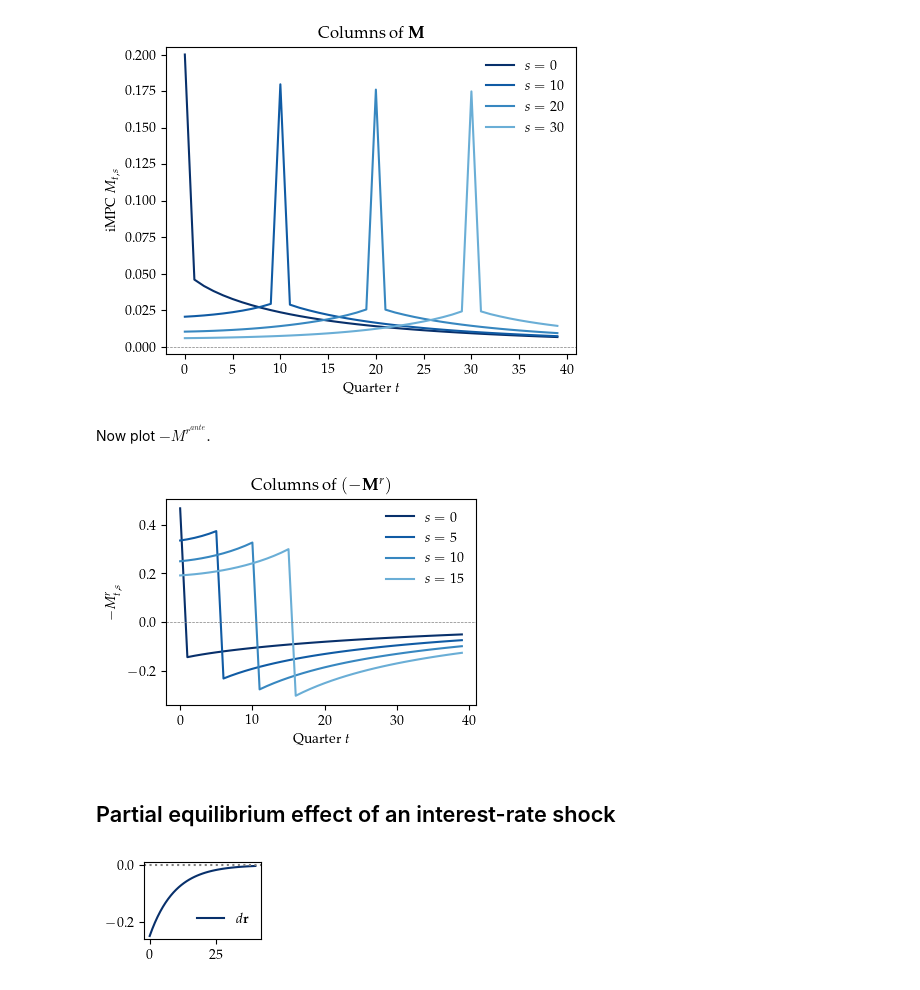
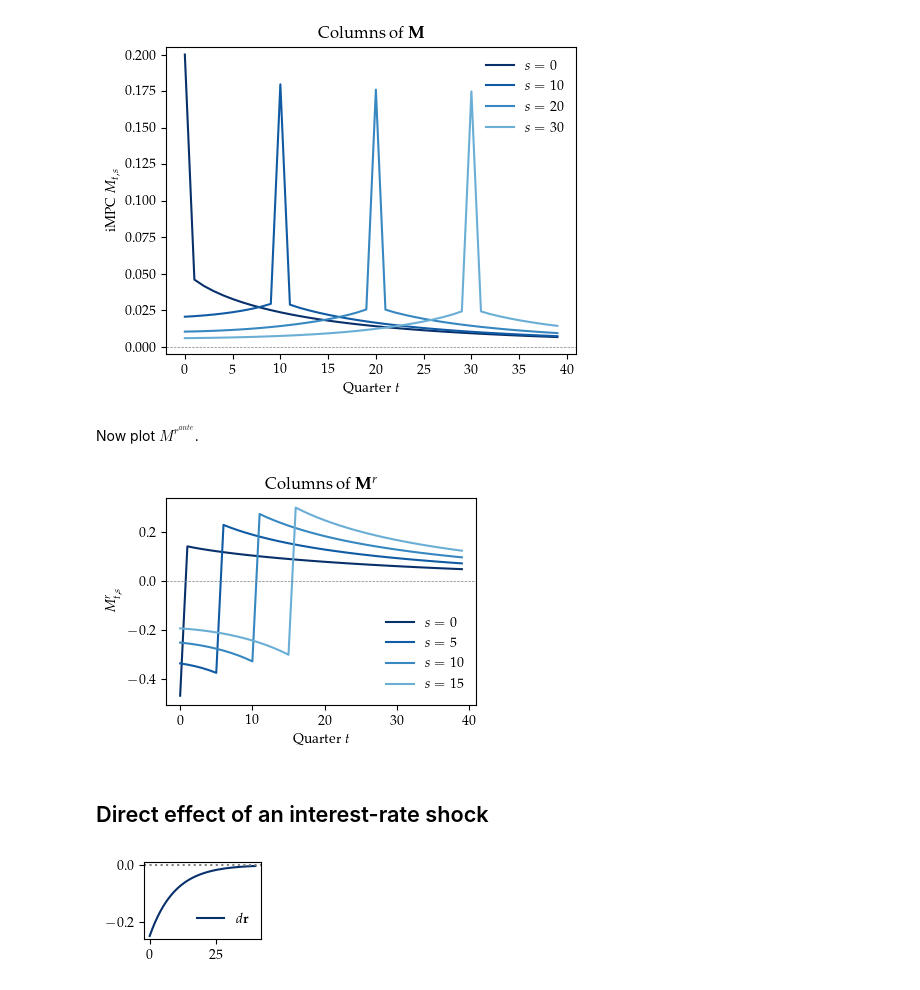
Before and after one commit to shade-econ/goethe-workshop-2026, a Jupyter notebook: notebooks/lecture4_monetary.ipynb, the cells around one changed output. Drawn from its saved outputs; the diff is of its cells as text; code cells hidden in the pictures.

Commit message:
lecture 2 and 4 updates

```diff
--- a/notebooks/lecture4_monetary.ipynb
+++ b/notebooks/lecture4_monetary.ipynb
@@ -117,20 +117,20 @@ plt.axhline(0, linestyle='--', color='grey', linewidth=0.5);
 # %% [output]
 [figure]
 # %% [markdown]
-Now plot $-M^{r^{ante}}$.
+Now plot $M^{r^{ante}}$.
 # %%
 plt.figure(figsize=(4, 3))
 for i, s in enumerate([0, 5, 10, 15]):
-    plt.plot(-Mr[:40, s], label=f'$s={s}$', color=colors[i])
+    plt.plot(Mr[:40, s], label=f'$s={s}$', color=colors[i])
 plt.xlabel('Quarter $t$')
-plt.ylabel(r'$-M^r_{t,s}$')
-plt.title(r'Columns of $(-\mathbf{M}^r)$')
+plt.ylabel(r'$M^r_{t,s}$')
+plt.title(r'Columns of $\mathbf{M}^r$')
 plt.legend(frameon=False)
 plt.tight_layout()
 plt.axhline(0, linestyle='--', color='grey', linewidth=0.5)
-plt.savefig('figures/lecture4_minus_Mr.pdf', transparent=True, bbox_inches='tight')
+plt.savefig('figures/lecture4_Mr.pdf', transparent=True, bbox_inches='tight')
 # %% [output]
-[figure, old version]
+[figure, new version]
 # %% [markdown]
-## Partial equilibrium effect of an interest-rate shock
+## Direct effect of an interest-rate shock
 # %%
```
Also changed, not shown: parts of 11 cells of this notebook, 2 other files.
